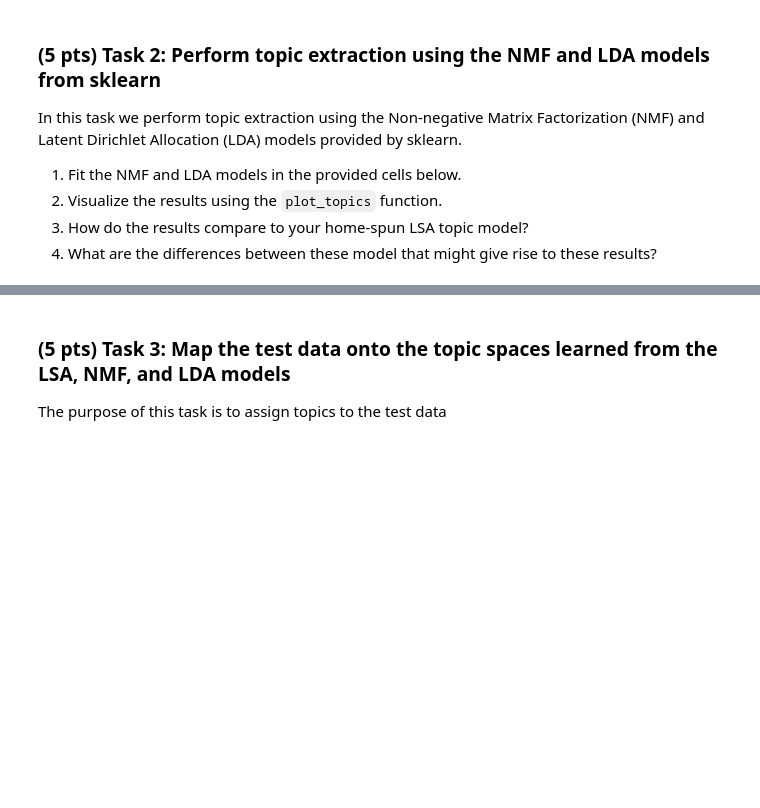
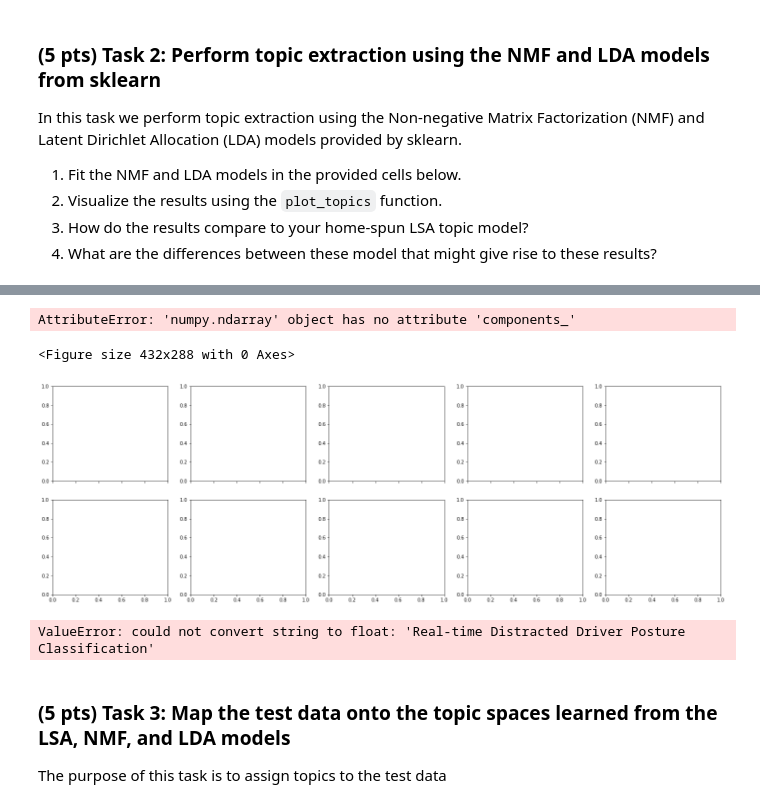
Before and after one commit to zakrocki-gabriella/GU-ANLY-580-FALL-2021, a Jupyter notebook: labs/lab-04/lab-04.ipynb, the cells around one changed output, grey strips where cells are left out. Drawn from its saved outputs; the diff is of its cells as text; code cells hidden in the pictures; blank space fills up the shorter version.

```diff
--- a/labs/lab-04/lab-04.ipynb
+++ b/labs/lab-04/lab-04.ipynb
@@ -256,0 +275,3 @@ from sklearn.decomposition import NMF
+# %%
+nmf = NMF(6)
+W = nmf.fit_transform(X_bow)
@@ -257 +281,7 @@ from sklearn.decomposition import NMF
+# %%
+plot_top_words(W,feature_names = list(set(" ".join(docs).split(" "))), n_top_words = 10, title = 'title')
+# %% [output]
+AttributeError: 'numpy.ndarray' object has no attribute 'components_'
+<Figure size 432x288 with 0 Axes>
+[figure, added]
 # %%
@@ -261,3 +289,9 @@ from sklearn.decomposition import LatentDirichletAllocation
+# %%
+lda = LDA(n_components=1)
+X_train = lda.fit_transform(train_data, test_data)
+X_test = lda.transform(train_data)
+# %% [output]
+ValueError: could not convert string to float: 'Real-time Distracted Driver Posture Classification'
 # %% [markdown]
 ### (5 pts) Task 3: Map the test data onto the topic spaces learned from the LSA, NMF, and LDA models
 
```
Also changed, not shown: parts of 12 cells of this notebook, 2 other files.
